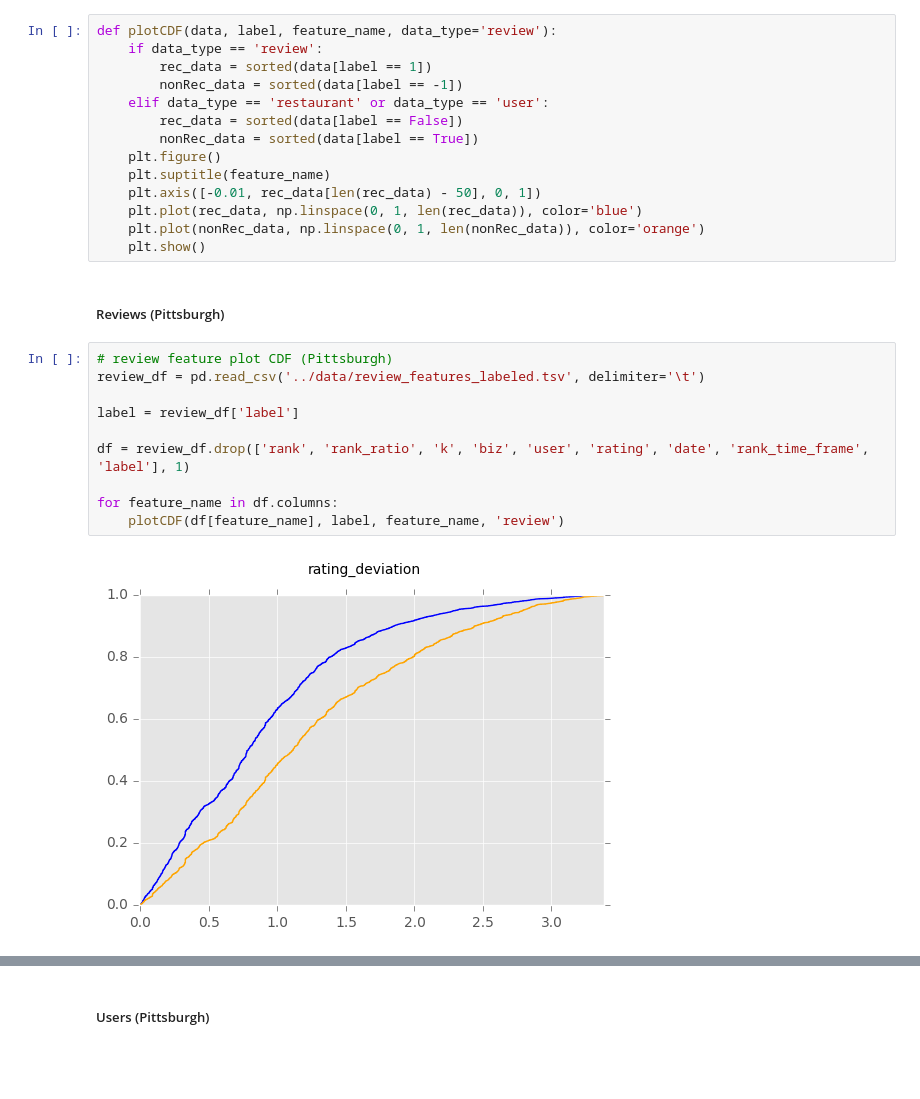
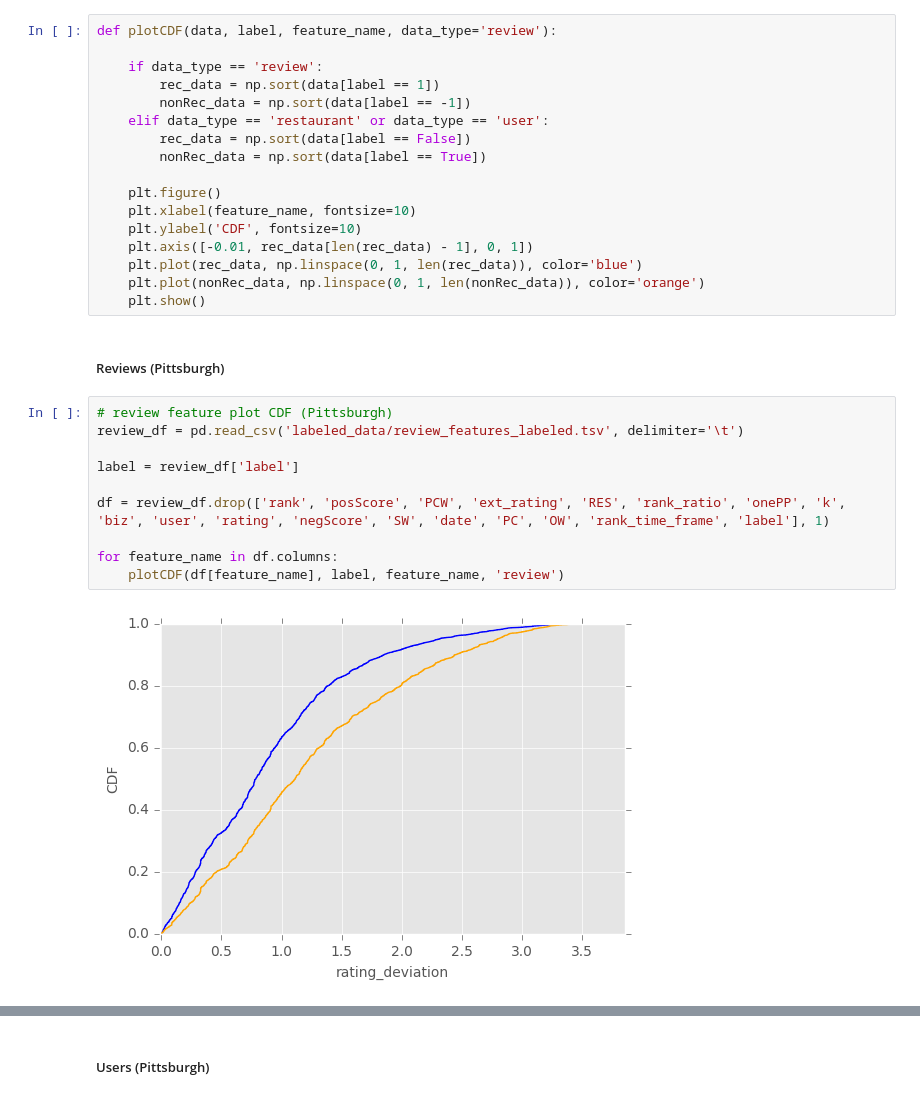
Before and after one commit to terry81811/biubiuPotify, a Jupyter notebook: notebook/yelpSpammer.ipynb, the cells around one changed output, grey strips where cells are left out. Cells and saved outputs as stored; diff of their text form; blank space fills up the shorter version.

Commit message:
added visualizations

```diff
--- a/notebook/yelpSpammer.ipynb
+++ b/notebook/yelpSpammer.ipynb
@@ -1243,14 +1205,17 @@ Since we have so many features, we want to visualize first and have a rough idea
 # %%
 def plotCDF(data, label, feature_name, data_type='review'):
+
     if data_type == 'review':
-        rec_data = sorted(data[label == 1])
-        nonRec_data = sorted(data[label == -1])
+        rec_data = np.sort(data[label == 1])
+        nonRec_data = np.sort(data[label == -1])
     elif data_type == 'restaurant' or data_type == 'user':
-        rec_data = sorted(data[label == False])
-        nonRec_data = sorted(data[label == True])
+        rec_data = np.sort(data[label == False])
+        nonRec_data = np.sort(data[label == True])
+
     plt.figure()
-    plt.suptitle(feature_name)
-    plt.axis([-0.01, rec_data[len(rec_data) - 50], 0, 1])
+    plt.xlabel(feature_name, fontsize=10)
+    plt.ylabel('CDF', fontsize=10)
+    plt.axis([-0.01, rec_data[len(rec_data) - 1], 0, 1])
     plt.plot(rec_data, np.linspace(0, 1, len(rec_data)), color='blue')
     plt.plot(nonRec_data, np.linspace(0, 1, len(nonRec_data)), color='orange')
     plt.show()
@@ -1258,13 +1223,13 @@ def plotCDF(data, label, feature_name, data_type='review'):
 ##### Reviews (Pittsburgh)
 # %%
 # review feature plot CDF (Pittsburgh)
-review_df = pd.read_csv('../data/review_features_labeled.tsv', delimiter='\t')
+review_df = pd.read_csv('labeled_data/review_features_labeled.tsv', delimiter='\t')
 
 label = review_df['label']
 
-df = review_df.drop(['rank', 'rank_ratio', 'k', 'biz', 'user', 'rating', 'date', 'rank_time_frame', 'label'], 1)
+df = review_df.drop(['rank', 'posScore', 'PCW', 'ext_rating', 'RES', 'rank_ratio', 'onePP', 'k', 'biz', 'user', 'rating', 'negScore', 'SW', 'date', 'PC', 'OW', 'rank_time_frame', 'label'], 1)
 
 for feature_name in df.columns:
     plotCDF(df[feature_name], label, feature_name, 'review')
 # %% [output]
-[figure, old version]
+[figure, new version]
```
Also changed, not shown: parts of 35 cells of this notebook, 9 other files.
